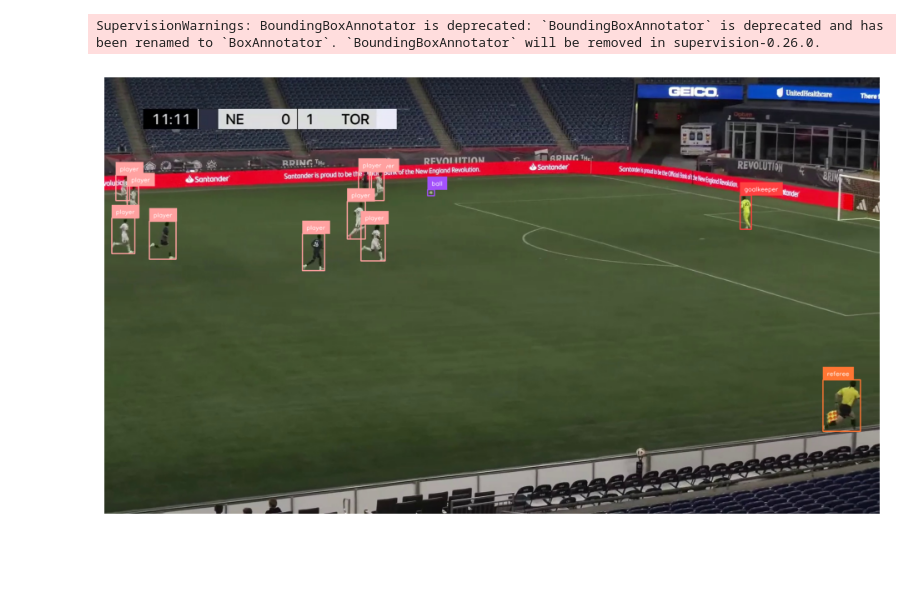
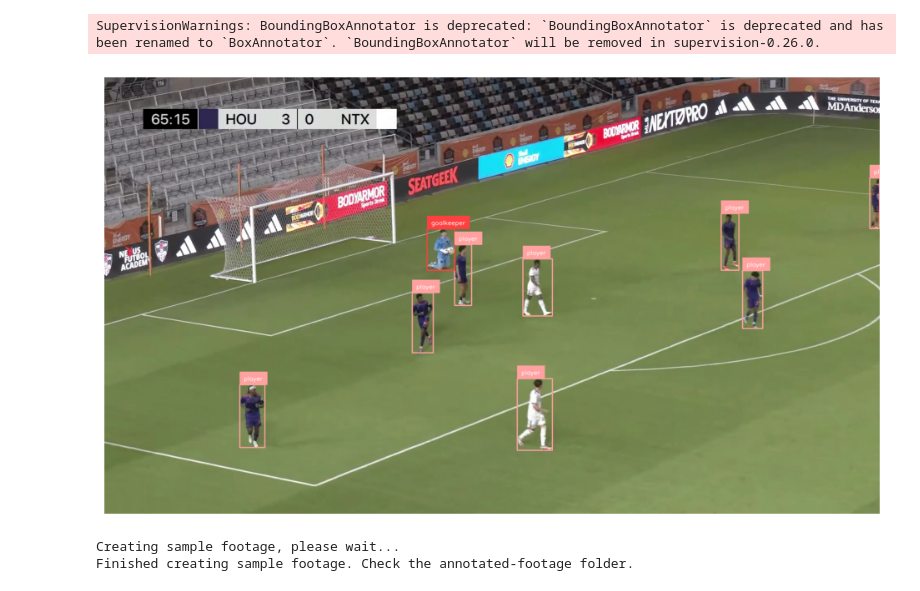
Before and after one commit to Isss11/soccer-computer-vision-analysis, a Jupyter notebook: detector.ipynb, the cells around one changed output. Saved outputs shown, nothing was run; the diff lists cells and outputs as text; code cells hidden in the pictures; blank space fills up the shorter version.

Commit message:
Add Revised Object Detection Model

```diff
--- a/detector.ipynb
+++ b/detector.ipynb
@@ -21,46 +21,46 @@ Successfully installed inference-0.22.2
 # %%
 from inference import get_model
 import supervision as sv
 import cv2
 
 # define the image url to use for inference
-image_file = "images/frame350.jpg"
+image_file = "images/frame800.jpg"
 image = cv2.imread(image_file)
 
 # load a pre-trained yolov8n model
-model = get_model(model_id="soccer-computer-vision-acffy/2")
+model = get_model(model_id="soccer-computer-vision-acffy/3")
 
 # run inference on our chosen image, image can be a url, a numpy array, a PIL image, etc.
 results = model.infer(image)[0]
 
 # load the results into the supervision Detections api
 detections = sv.Detections.from_inference(results)
 
 # create supervision annotators
 bounding_box_annotator = sv.BoundingBoxAnnotator()
 label_annotator = sv.LabelAnnotator()
 
 # annotate the image with our inference results
 annotated_image = bounding_box_annotator.annotate(scene=image, detections=detections)
 annotated_image = label_annotator.annotate(scene=annotated_image, detections=detections)
 
 # display the image
 sv.plot_image(annotated_image)
 # %% [output]
 SupervisionWarnings: BoundingBoxAnnotator is deprecated: `BoundingBoxAnnotator` is deprecated and has been renamed to `BoxAnnotator`. `BoundingBoxAnnotator` will be removed in supervision-0.26.0.
-[figure, old version]
+[figure, new version]
 # %%
 import supervision as sv
-from IPython.display import clear_output
+import os
 
-sourceVideoPath = "C:\\Users\\isss1\\OneDrive\\Documents\\Wondershare\\Wondershare Filmora\\Output\\clip_3.mp4"
+sourceVideoPath = "C:\\Users\\isss1\\OneDrive\\Documents\\Wondershare\\Wondershare Filmora\\Output\\clip_12.mp4"
 
 boxAnnotator = sv.BoxAnnotator()
 labelAnnotator = sv.LabelAnnotator()
 
 frameGenerator = sv.get_video_frames_generator(sourceVideoPath)
 
-def getAnnoatedFrame(frame, index):
+def getAnnotatedFrame(frame, index):
     result = model.infer(frame, confidence=0.3)[0]
     detections = sv.Detections.from_inference(result)
 
@@ -72,4 +72,14 @@ def getAnnoatedFrame(frame, index):
 
     return annotatedFrame
 
-sv.process_video(source_path=sourceVideoPath, target_path='test1.mp4', callback=getAnnoatedFrame)
+outputFolder = "annotated-footage"
+
+if not os.path.exists(outputFolder):
+    os.makedirs(outputFolder)
+
+print("Creating sample footage, please wait...")
+sv.process_video(source_path=sourceVideoPath, target_path=f'{outputFolder}/annotated.mp4', callback=getAnnotatedFrame)
+print(f"Finished creating sample footage. Check the {outputFolder} folder.")
+# %% [output]
+Creating sample footage, please wait...
+Finished creating sample footage. Check the annotated-footage folder.
```
Also changed, not shown: 1 other file.
